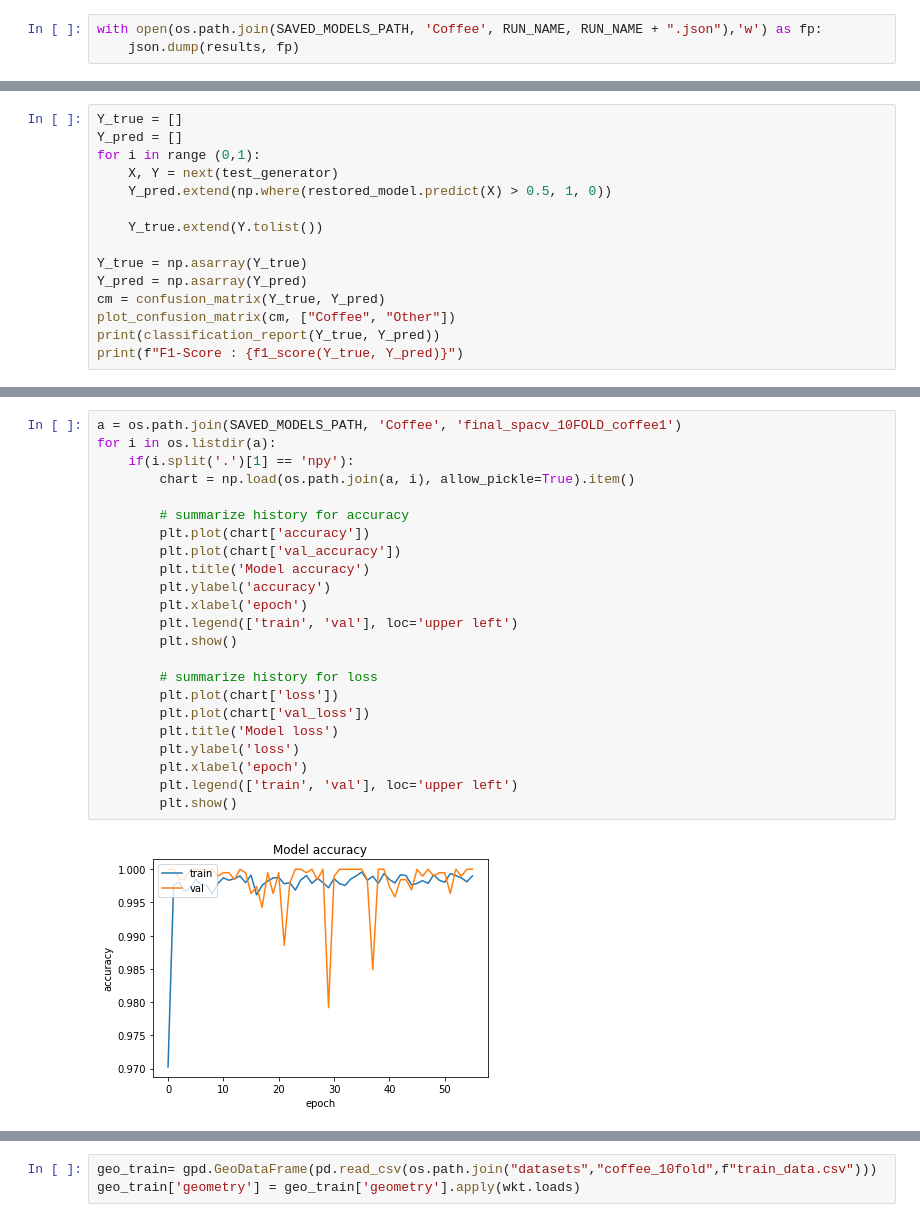
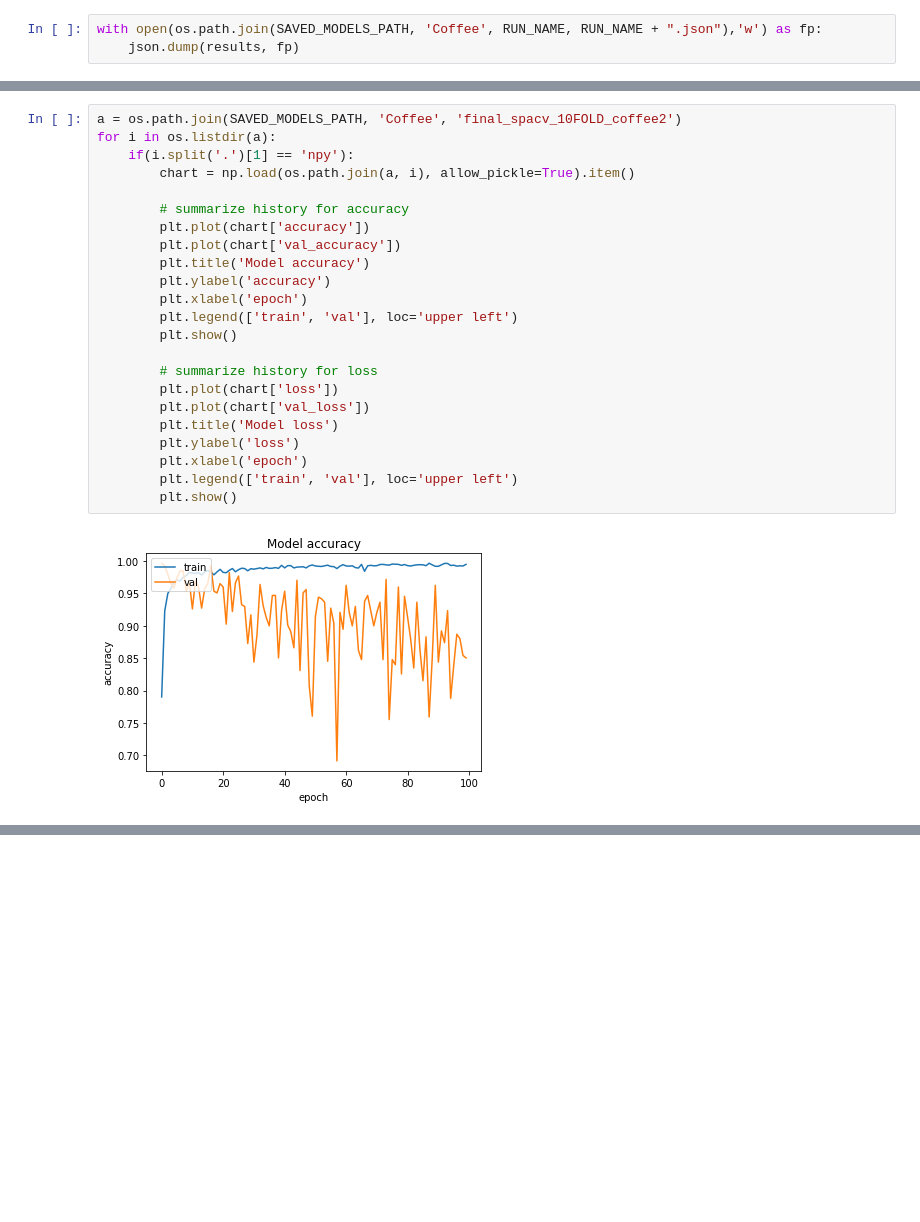
Before and after one commit to RomainCapo/IADeforestation, a Jupyter notebook: TrainingFromScratchMulti.ipynb, the cells around one changed output, grey strips where cells are left out. Saved outputs shown, nothing was run; the diff lists cells and outputs as text; blank space fills up the shorter version.

```diff
--- a/TrainingFromScratchMulti.ipynb
+++ b/TrainingFromScratchMulti.ipynb
@@ -316,15 +282,0 @@ restored_model.evaluate(test_generator, steps=1)
-# %%
-Y_true = []
-Y_pred = []
-for i in range (0,1):
-    X, Y = next(test_generator)
-    Y_pred.extend(np.where(restored_model.predict(X) > 0.5, 1, 0))
-
-    Y_true.extend(Y.tolist())
-
-Y_true = np.asarray(Y_true)
-Y_pred = np.asarray(Y_pred)
-cm = confusion_matrix(Y_true, Y_pred)
-plot_confusion_matrix(cm, ["Coffee", "Other"])
-print(classification_report(Y_true, Y_pred))
-print(f"F1-Score : {f1_score(Y_true, Y_pred)}")
@@ -343,25 +283,25 @@ F1-Score : 0.9963636363636363
 # %%
-a = os.path.join(SAVED_MODELS_PATH, 'Coffee', 'final_spacv_10FOLD_coffee1')
+a = os.path.join(SAVED_MODELS_PATH, 'Coffee', 'final_spacv_10FOLD_coffee2')
 for i in os.listdir(a):
     if(i.split('.')[1] == 'npy'):
         chart = np.load(os.path.join(a, i), allow_pickle=True).item()
 
         # summarize history for accuracy
         plt.plot(chart['accuracy'])
         plt.plot(chart['val_accuracy'])
         plt.title('Model accuracy')
         plt.ylabel('accuracy')
         plt.xlabel('epoch')
         plt.legend(['train', 'val'], loc='upper left')
         plt.show()
 
         # summarize history for loss
         plt.plot(chart['loss'])
         plt.plot(chart['val_loss'])
         plt.title('Model loss')
         plt.ylabel('loss')
         plt.xlabel('epoch')
         plt.legend(['train', 'val'], loc='upper left')
         plt.show()
 # %% [output]
-[figure, old version]
+[figure, new version]
@@ -377,3 +316,0 @@ for i in os.listdir(a):
-# %%
-geo_train= gpd.GeoDataFrame(pd.read_csv(os.path.join("datasets","coffee_10fold",f"train_data.csv")))
-geo_train['geometry'] = geo_train['geometry'].apply(wkt.loads)
```
Also changed, not shown: parts of 23 cells of this notebook, 32 other files.
